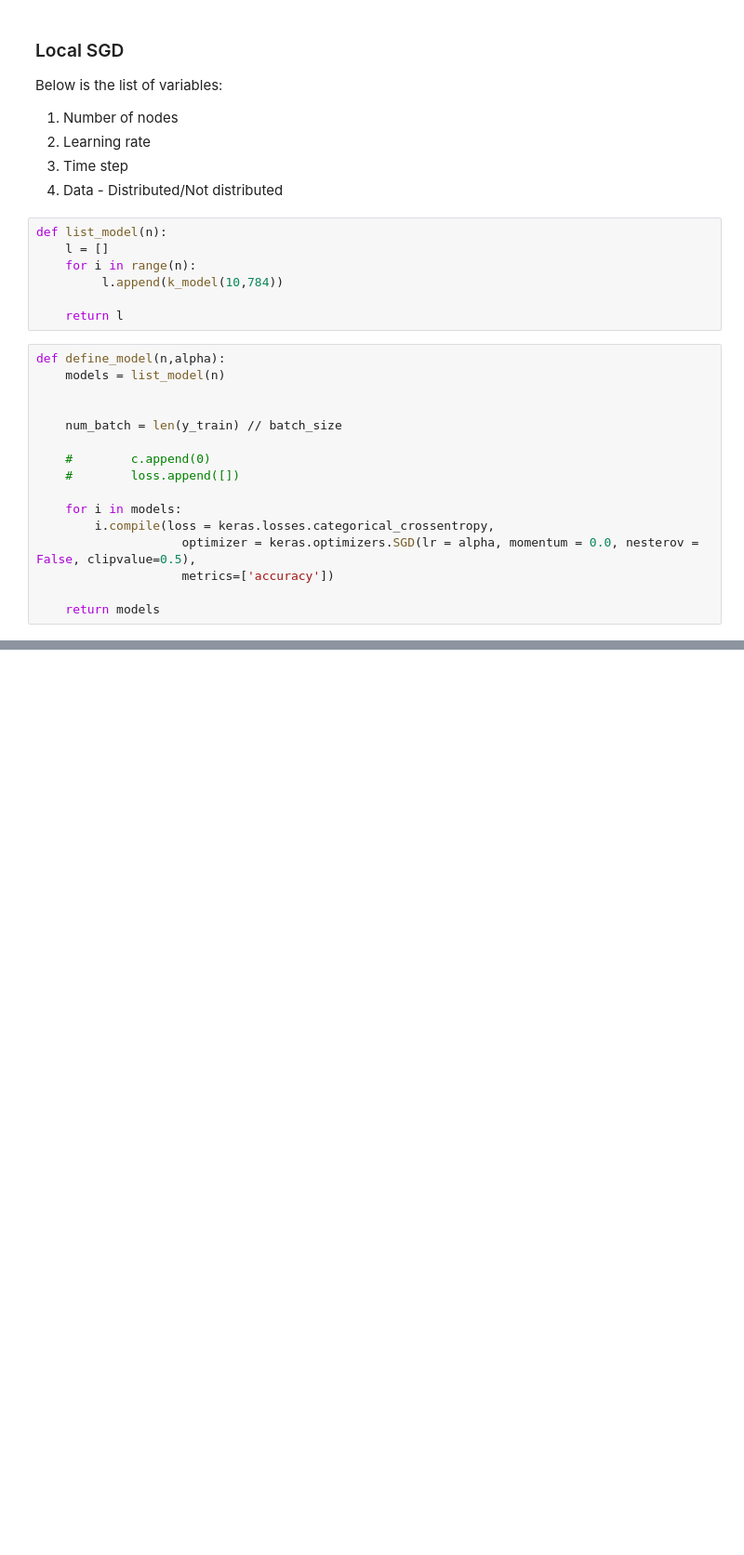
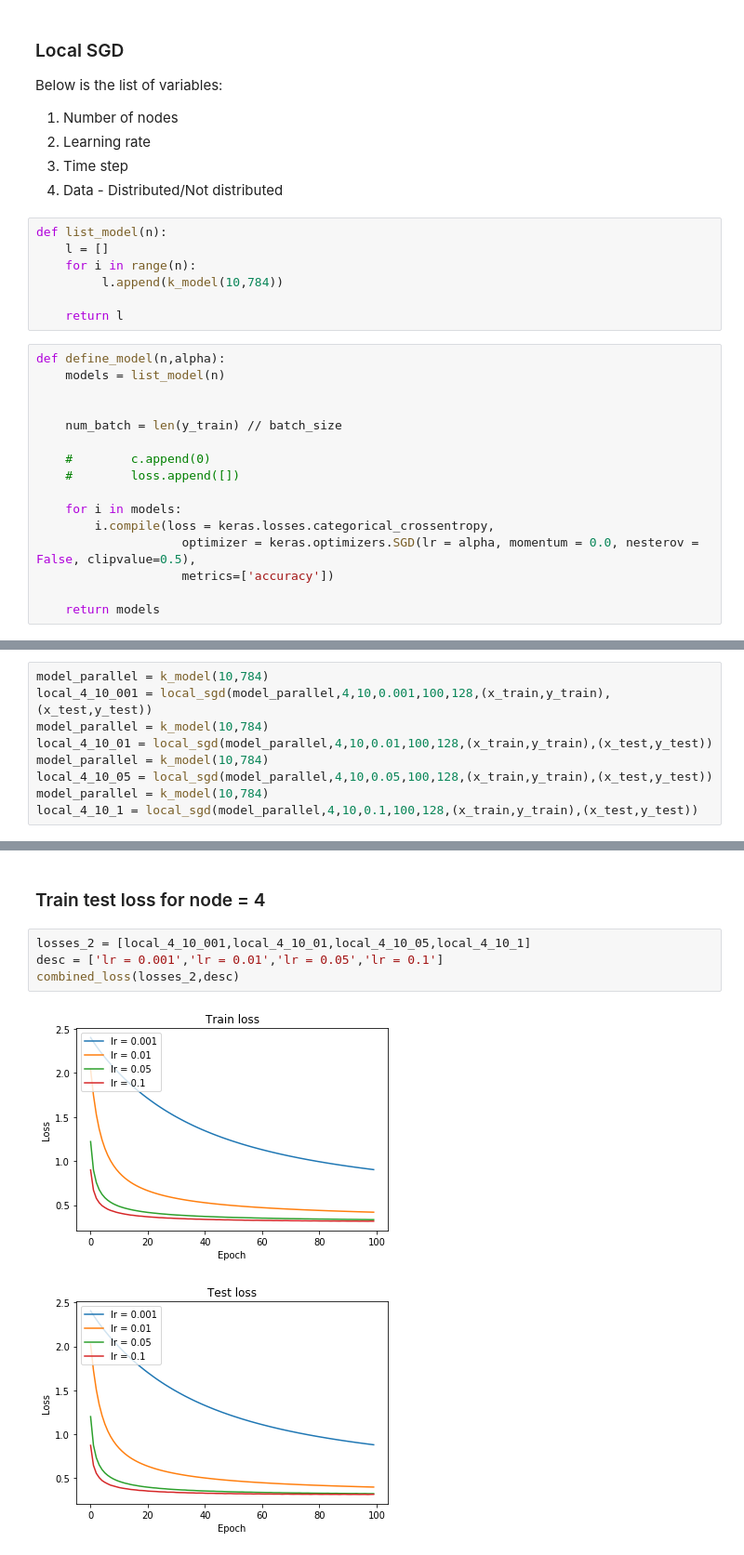
Before and after one commit to manish2020-iitr/Msia2020, a Jupyter notebook: Local_Elastic_averaging_SGD.ipynb, the cells around one changed output, grey strips where cells are left out. Shown at 93% size. Cells and saved outputs as stored; diff of their text form; blank space fills up the shorter version.

```diff
--- a/Local_Elastic_averaging_SGD.ipynb
+++ b/Local_Elastic_averaging_SGD.ipynb
@@ -313,0 +265,9 @@ plt.plot(ans[0])
+# %%
+model_parallel = k_model(10,784)
+local_4_10_001 = local_sgd(model_parallel,4,10,0.001,100,128,(x_train,y_train),(x_test,y_test))
+model_parallel = k_model(10,784)
+local_4_10_01 = local_sgd(model_parallel,4,10,0.01,100,128,(x_train,y_train),(x_test,y_test))
+model_parallel = k_model(10,784)
+local_4_10_05 = local_sgd(model_parallel,4,10,0.05,100,128,(x_train,y_train),(x_test,y_test))
+model_parallel = k_model(10,784)
+local_4_10_1 = local_sgd(model_parallel,4,10,0.1,100,128,(x_train,y_train),(x_test,y_test))
@@ -313,0 +462,9 @@ plt.plot(ans[0])
+# %% [markdown]
+### Train test loss for node = 4
+# %%
+losses_2 = [local_4_10_001,local_4_10_01,local_4_10_05,local_4_10_1]
+desc = ['lr = 0.001','lr = 0.01','lr = 0.05','lr = 0.1']
+combined_loss(losses_2,desc)
+# %% [output]
+[figure, added]
+[figure, added]
```
Also changed, not shown: parts of 25 cells of this notebook.
